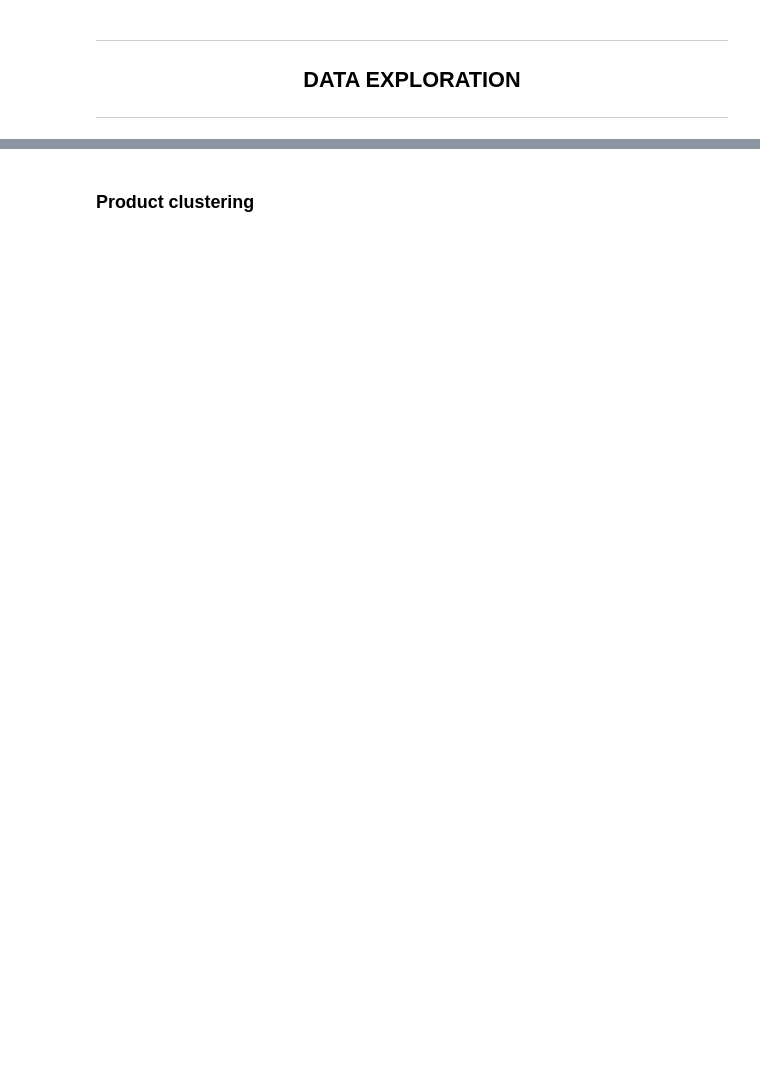
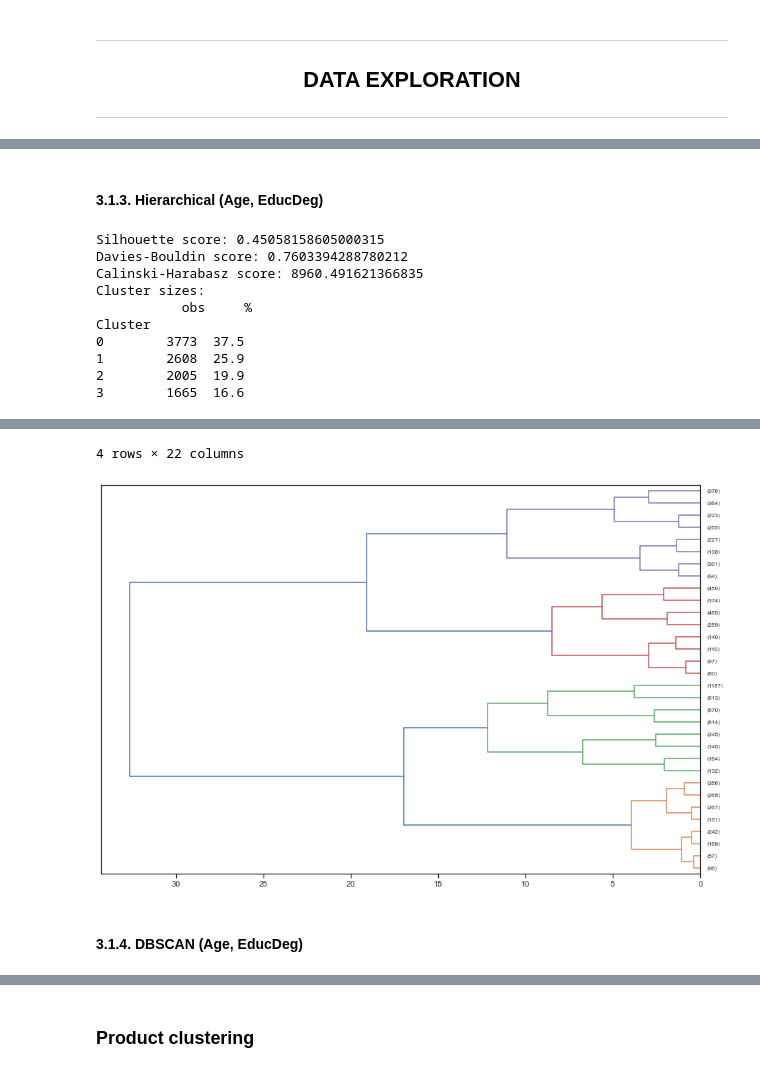
Before and after one commit to stuartgo/dataminingNova, a Jupyter notebook: DM_new.ipynb, the cells around one changed output, grey strips where cells are left out. Saved outputs shown, nothing was run; the diff lists cells and outputs as text; code cells hidden in the pictures; blank space fills up the shorter version.

```diff
--- a/DM_new.ipynb
+++ b/DM_new.ipynb
@@ -1636,0 +1625,46 @@ df.groupby("Cluster").mean().sort_values("Age")
+# %% [markdown]
+#### 3.1.3. Hierarchical (Age, EducDeg)
+# %%
+# scale data
+hc_sociodem = df_sociodem[["Age", "EducDeg"]]
+minmax_scaler, hc_sociodem_minmax = data_scaler(hc_sociodem, "minmax")
+standard_scaler, hc_sociodem_standard = data_scaler(hc_sociodem, "standard")
+
+# visualize dendrogram
+hc_sociodem_distances, hc_sociodem_labels, hc_sociodem_linkage = hierarchical_clustering(
+    hc_sociodem_minmax,
+    n_clusters = None,
+    threshold = 0,
+    affinity = "euclidean",
+    linkage = "ward"
+)
+
+sns.set(style = "ticks")
+plt.subplots(figsize = (15, 10))
+hierarchy.dendrogram(
+    hc_sociodem_linkage,
+    orientation = "left",
+    p = 4,
+    truncate_mode = "level",
+    color_threshold = 15
+)
+
+# perform AgglomerativeClustering
+hc_sociodem_clusters = AgglomerativeClustering(n_clusters = 4, affinity = "euclidean", linkage = "ward").fit(hc_sociodem_minmax)
+hc_sociodem_labels = hc_sociodem_clusters.labels_
+
+# overview of the clusters
+df["Label"] = hc_sociodem_labels
+evaluate_clustering(hc_sociodem_minmax, df.Label)
+summarise_clustering(df, df.Label, "Age")
+# %% [output]
+Silhouette score: 0.45058158605000315
+Davies-Bouldin score: 0.7603394288780212
+Calinski-Harabasz score: 8960.491621366835
+Cluster sizes:
+           obs     %
+Cluster
+0        3773  37.5
+1        2608  25.9
+2        2005  19.9
+3        1665  16.6
@@ -1636,0 +1677,4 @@ df.groupby("Cluster").mean().sort_values("Age")
+4 rows × 22 columns
+[figure, added]
+# %% [markdown]
+#### 3.1.4. DBSCAN (Age, EducDeg)
```
Also changed, not shown: parts of 125 cells of this notebook.
